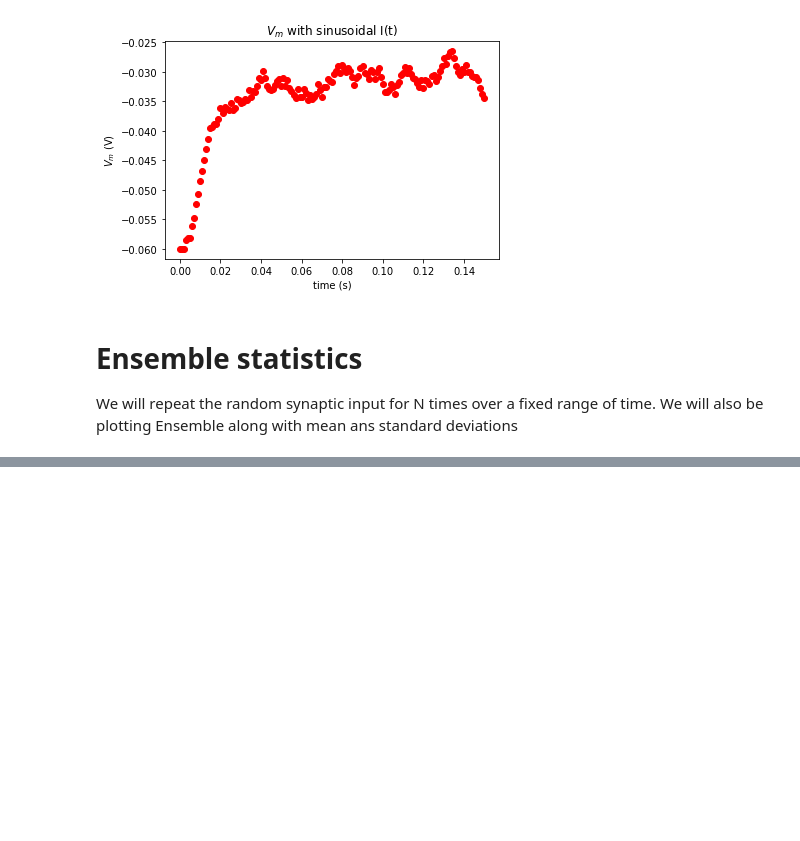
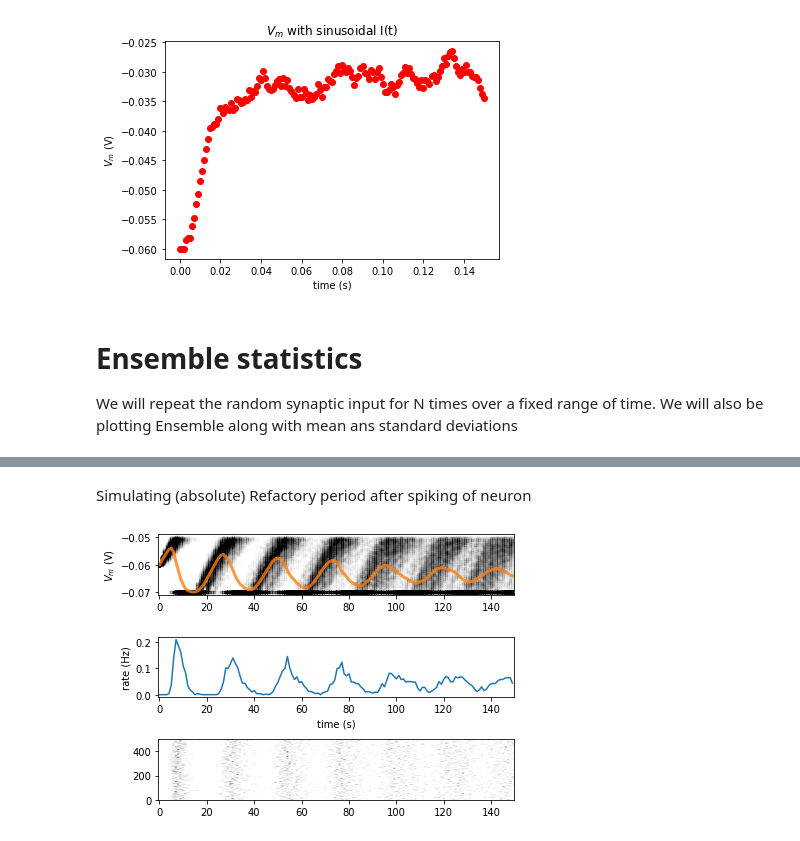
Before and after one commit to Blazkowiz47/NMA, a Jupyter notebook: refresher/barrier_potential_1.ipynb, the cells around one changed output, grey strips where cells are left out. Saved outputs shown, nothing was run; the diff lists cells and outputs as text; code cells hidden in the pictures; blank space fills up the shorter version.

```diff
--- a/refresher/barrier_potential_1.ipynb
+++ b/refresher/barrier_potential_1.ipynb
@@ -134,0 +209,34 @@ plt.show()
+# %% [markdown]
+Simulating (absolute) Refactory period after spiking of neuron
+# %%
+N = 500                     # Total realisations
+step_end = int(t_max/dt)    # Total steps in one simulation
+I = np.zeros((N,step_end))
+V = np.zeros((N,step_end))
+T = np.array([t*dt for t in range(step_end)])
+raster = np.zeros([N,step_end])
+
+# Initialize t_ref and last_spike
+t_ref = 0.01
+last_spike = -t_ref * np.ones([N])
+
+for i in range(N):
+    V[i][0] = el
+
+I = i_mean*(1+ 0.1*np.sqrt(t_max/dt)*np.random.random([N,step_end])*2-1)
+for step, t in enumerate(T):
+    if step == 0:
+        continue
+    V[:,step] = V[:,step-1] + dt/tau*(el-V[:,step-1]+ r*I[:,step-1])
+    spiked = V[:, step] >= vth
+    V[spiked,step] = vr
+    raster[spiked, step] = 1
+
+    clamped = (t-last_spike) < t_ref
+    V[clamped, step] = vr
+    last_spike[spiked] = t
+
+
+plot_all(T,V,raster=raster)
+# %% [output]
+[figure, added]
```
Also changed, not shown: parts of 10 cells of this notebook, 3 other files.
